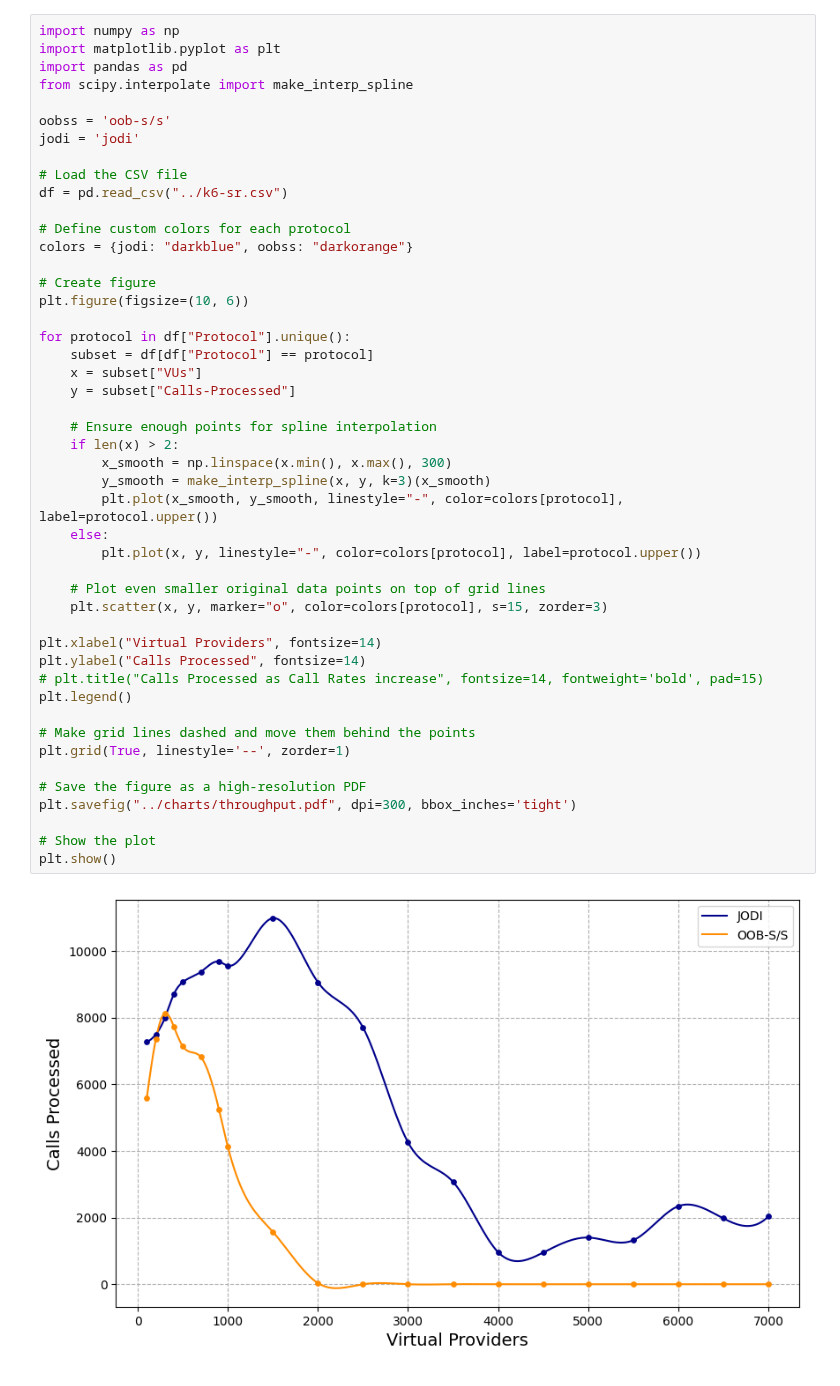
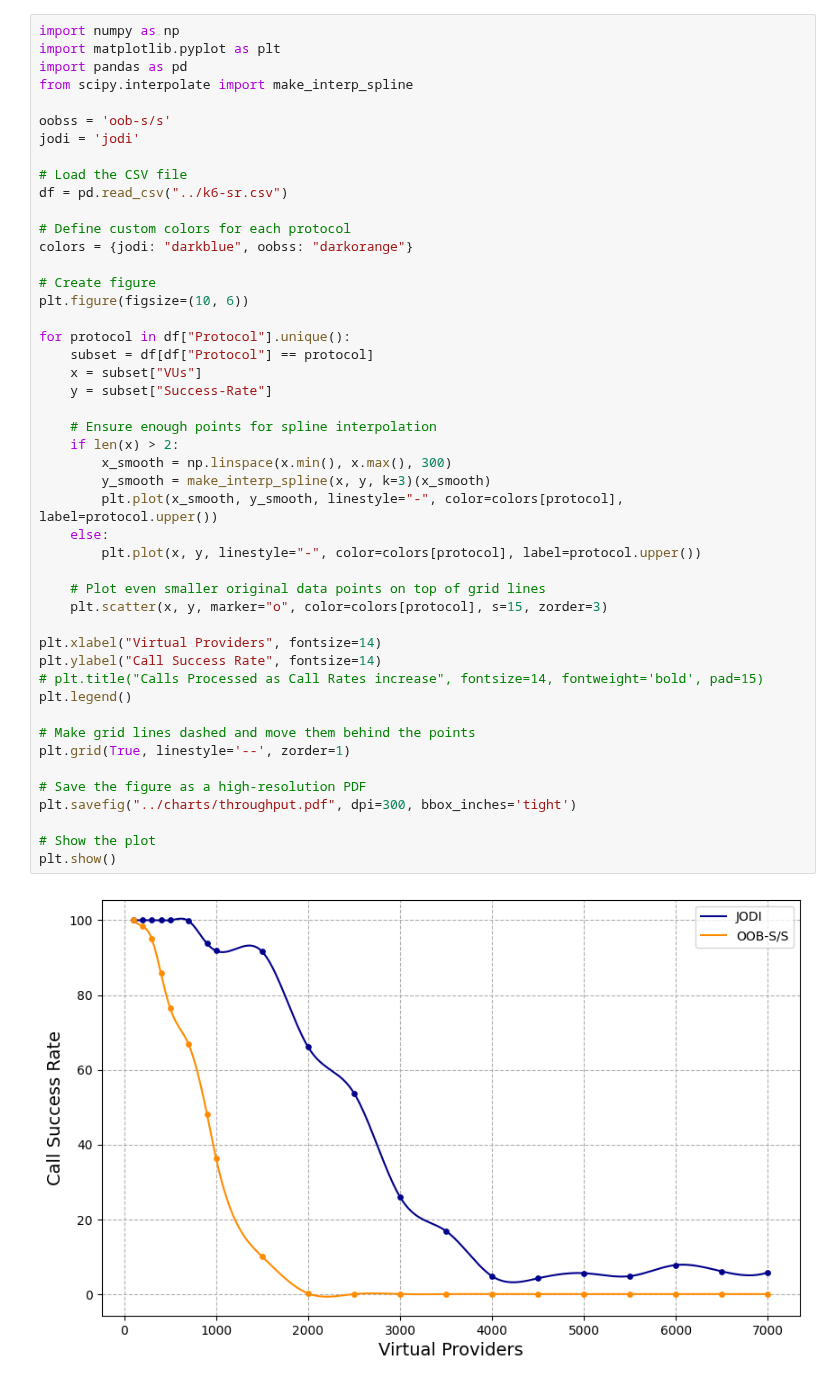
Before and after one commit to lokingdav/jodi, a Jupyter notebook: cpex/prototype/experiments/results/scripts/exp3-k6-sr.ipynb, the cells around one changed output. Saved outputs shown, nothing was run; the diff lists cells and outputs as text.

```diff
--- a/cpex/prototype/experiments/results/scripts/exp3-k6-sr.ipynb
+++ b/cpex/prototype/experiments/results/scripts/exp3-k6-sr.ipynb
@@ -17,33 +17,33 @@ colors = {jodi: "darkblue", oobss: "darkorange"}
 plt.figure(figsize=(10, 6))
 
 for protocol in df["Protocol"].unique():
     subset = df[df["Protocol"] == protocol]
     x = subset["VUs"]
-    y = subset["Calls-Processed"]
+    y = subset["Success-Rate"]
 
     # Ensure enough points for spline interpolation
     if len(x) > 2:
         x_smooth = np.linspace(x.min(), x.max(), 300)
         y_smooth = make_interp_spline(x, y, k=3)(x_smooth)
         plt.plot(x_smooth, y_smooth, linestyle="-", color=colors[protocol], label=protocol.upper())
     else:
         plt.plot(x, y, linestyle="-", color=colors[protocol], label=protocol.upper())
 
     # Plot even smaller original data points on top of grid lines
     plt.scatter(x, y, marker="o", color=colors[protocol], s=15, zorder=3)
 
 plt.xlabel("Virtual Providers", fontsize=14)
-plt.ylabel("Calls Processed", fontsize=14)
+plt.ylabel("Call Success Rate", fontsize=14)
 # plt.title("Calls Processed as Call Rates increase", fontsize=14, fontweight='bold', pad=15)
 plt.legend()
 
 # Make grid lines dashed and move them behind the points
 plt.grid(True, linestyle='--', zorder=1)
 
 # Save the figure as a high-resolution PDF
 plt.savefig("../charts/throughput.pdf", dpi=300, bbox_inches='tight')
 
 # Show the plot
 plt.show()
 # %% [output]
-[figure, old version]
+[figure, new version]
```
Also changed, not shown: 3 other files.
